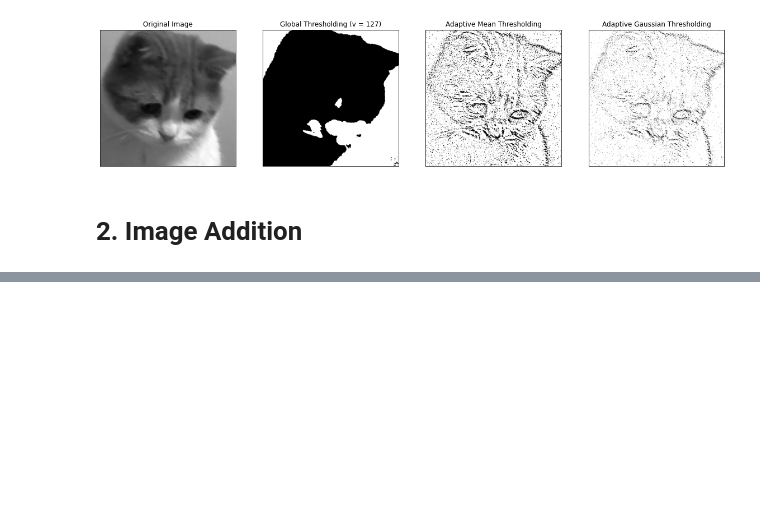
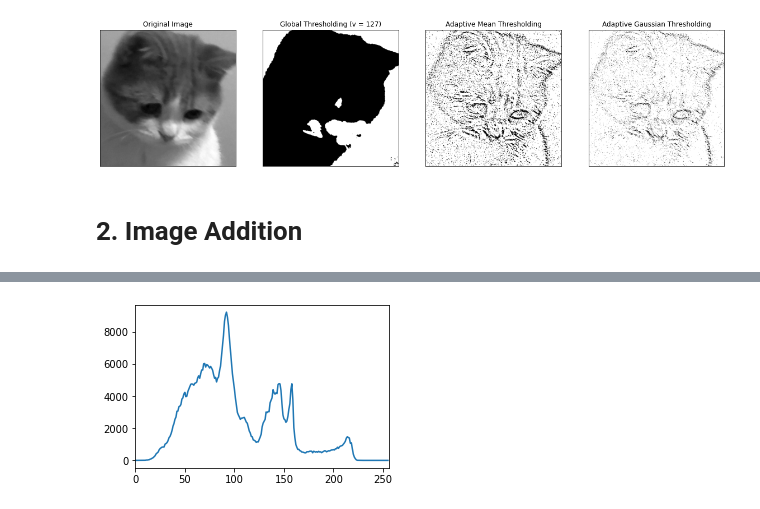
Before and after one commit to namhai03/Course_Computer_Vision, a Jupyter notebook: 05_Transform.ipynb, the cells around one changed output, grey strips where cells are left out. Saved outputs shown, nothing was run; the diff lists cells and outputs as text; code cells hidden in the pictures; blank space fills up the shorter version.

```diff
--- a/05_Transform.ipynb
+++ b/05_Transform.ipynb
@@ -152,0 +177,11 @@ cv.destroyAllWindows()
+# %%
+img = cv.imread('./images/cat.jpg', cv.IMREAD_GRAYSCALE)
+
+hist_full = cv.calcHist([img],[0],None,[256],[0,256])
+plt.figure(figsize=[10,3])
+# plt.subplot(121), plt.imshow(img, 'gray')
+plt.subplot(121), plt.plot(hist_full)
+plt.xlim([0,256])
+plt.show()
+# %% [output]
+[figure, added]
```
Also changed, not shown: parts of 4 cells of this notebook.
